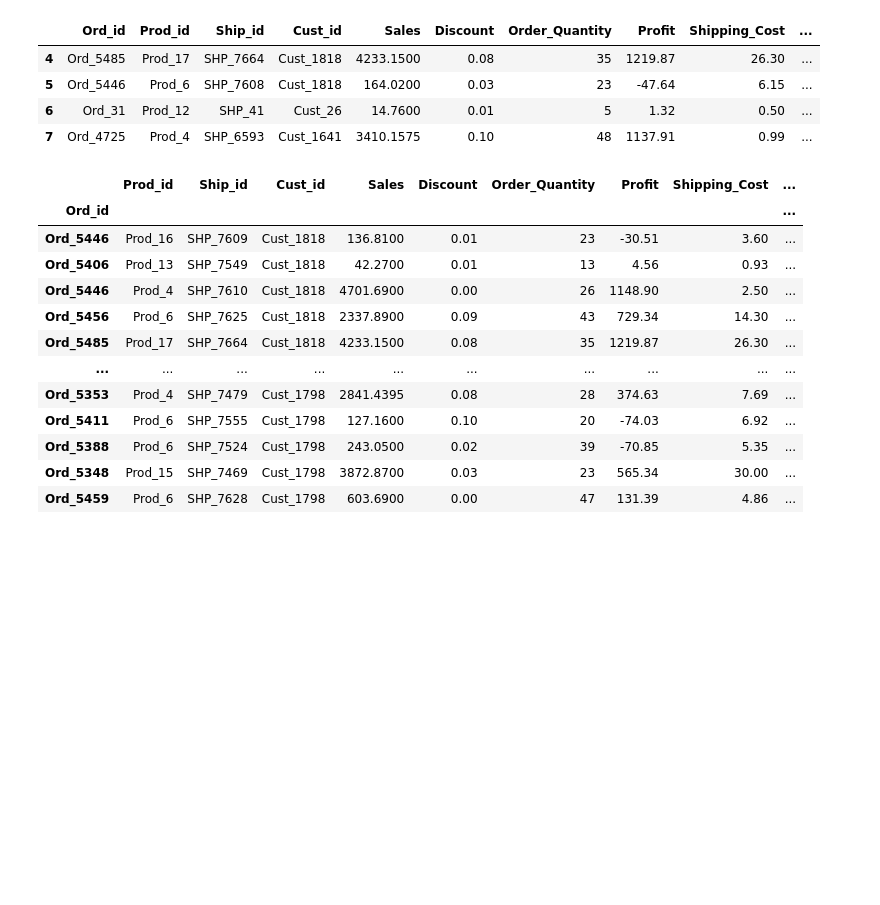
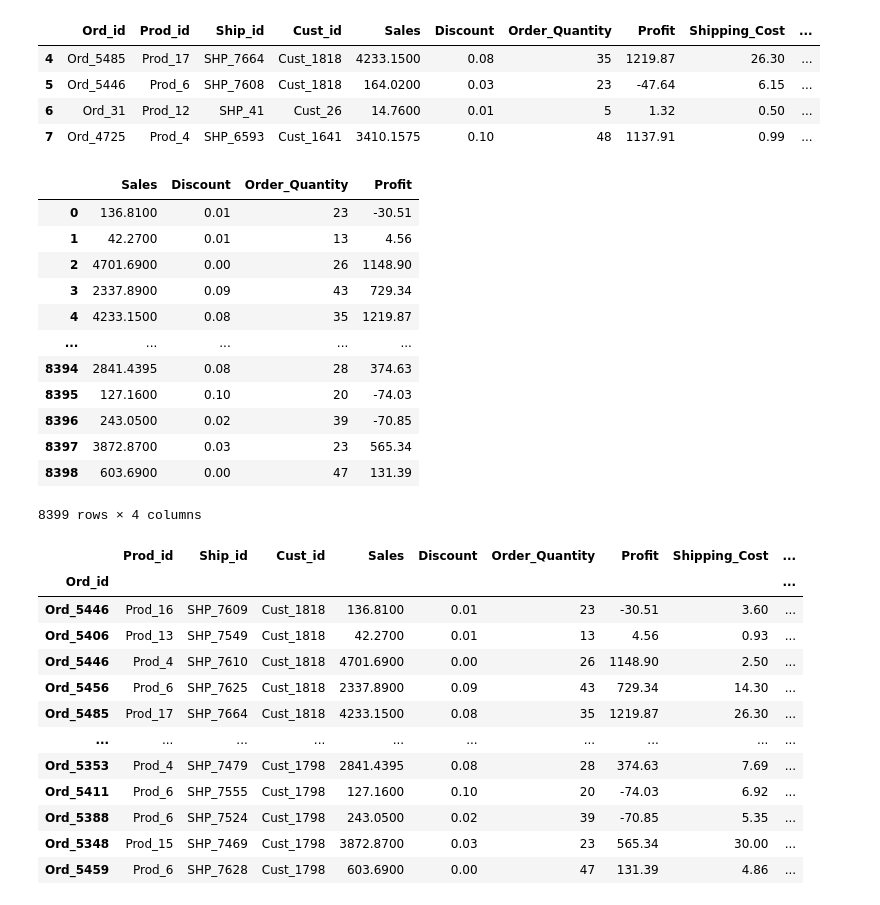
Before and after one commit to chethanbr86/Python_programs, a Jupyter notebook: upgrad/Numpy_Pandas/pandas_basics.ipynb, the cells around one changed output. Drawn from its saved outputs; the diff is of its cells as text; code cells hidden in the pictures; blank space fills up the shorter version.

Commit message:
pandas v7

```diff
--- a/upgrad/Numpy_Pandas/pandas_basics.ipynb
+++ b/upgrad/Numpy_Pandas/pandas_basics.ipynb
@@ -104,6 +108,6 @@ df
 # %%
 # market_df = pd.read_csv('https://raw.githubusercontent.com/justmarkham/DAT8/master/data/chipotle.tsv', sep = '\t')
-market_df = pd.read_csv(r'C:/Users/getch/Downloads/Compressed/Introduction+to+Pandas/Introduction to Pandas/global_sales_data/market_fact.csv')
+market_df = pd.read_csv(r'C:/Users/getch\Downloads/Compressed/upgrad_files/Introduction+to+Pandas/Introduction to Pandas/global_sales_data/market_fact.csv')
 market_df
 # %% [output]
 |  | Ord_id | Prod_id | Ship_id | Cust_id | Sales | Discount | Order_Quantity | Profit | Shipping_Cost | ... |
@@ -661,6 +667,22 @@ market_df.iloc[4:8]
 | 5 | Ord_5446 | Prod_6 | SHP_7608 | Cust_1818 | 164.0200 | 0.03 | 23 | -47.64 | 6.15 | ... |
 | 6 | Ord_31 | Prod_12 | SHP_41 | Cust_26 | 14.7600 | 0.01 | 5 | 1.32 | 0.50 | ... |
 | 7 | Ord_4725 | Prod_4 | SHP_6593 | Cust_1641 | 3410.1575 | 0.10 | 48 | 1137.91 | 0.99 | ... |
+# %%
+market_df.iloc[:,4:8] #selects columns
+# %% [output]
+|  | Sales | Discount | Order_Quantity | Profit |
+| 0 | 136.8100 | 0.01 | 23 | -30.51 |
+| 1 | 42.2700 | 0.01 | 13 | 4.56 |
+| 2 | 4701.6900 | 0.00 | 26 | 1148.90 |
+| 3 | 2337.8900 | 0.09 | 43 | 729.34 |
+| 4 | 4233.1500 | 0.08 | 35 | 1219.87 |
+| ... | ... | ... | ... | ... |
+| 8394 | 2841.4395 | 0.08 | 28 | 374.63 |
+| 8395 | 127.1600 | 0.10 | 20 | -74.03 |
+| 8396 | 243.0500 | 0.02 | 39 | -70.85 |
+| 8397 | 3872.8700 | 0.03 | 23 | 565.34 |
+| 8398 | 603.6900 | 0.00 | 47 | 131.39 |
+8399 rows × 4 columns
 # %%
 market_df_1
 # %% [output]
```
Also changed, not shown: parts of 31 cells of this notebook.
